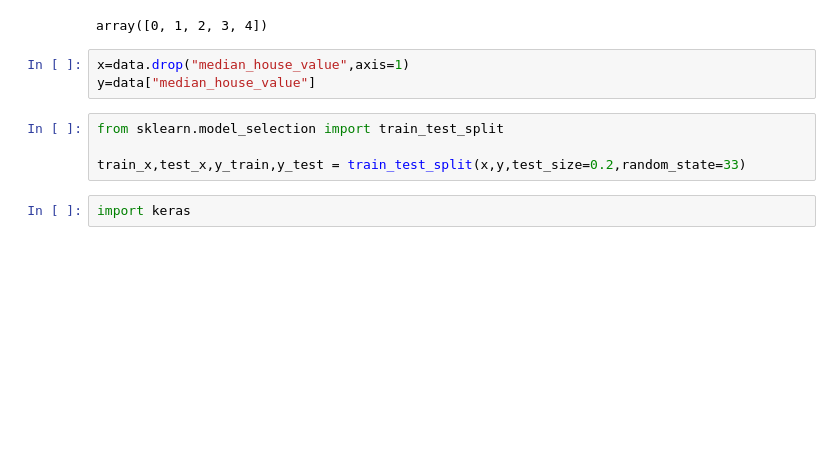
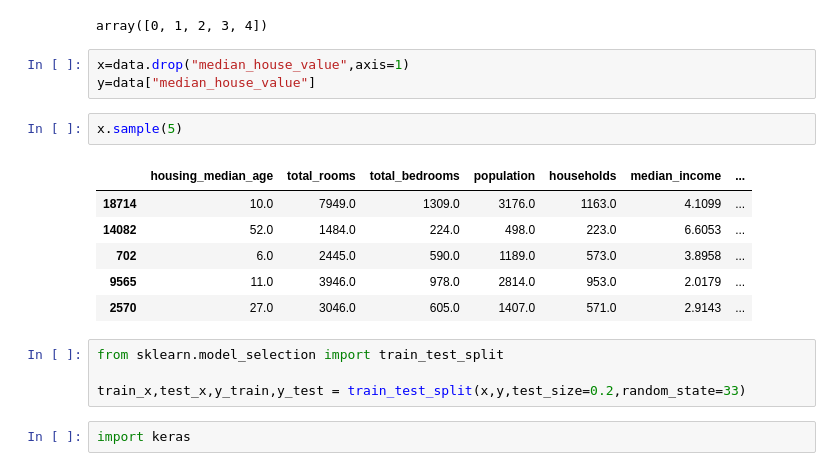
Before and after one commit to SalemElbermawy/full_deep, a Jupyter notebook: models.ipynb, the cells around one changed output. Saved outputs shown, nothing was run; the diff lists cells and outputs as text; blank space fills up the shorter version.

```diff
--- a/models.ipynb
+++ b/models.ipynb
@@ -420,6 +429,15 @@ array([0, 1, 2, 3, 4])
 # %%
 x=data.drop("median_house_value",axis=1)
 y=data["median_house_value"]
+# %%
+x.sample(5)
+# %% [output]
+|  | housing_median_age | total_rooms | total_bedrooms | population | households | median_income | ... |
+| 18714 | 10.0 | 7949.0 | 1309.0 | 3176.0 | 1163.0 | 4.1099 | ... |
+| 14082 | 52.0 | 1484.0 | 224.0 | 498.0 | 223.0 | 6.6053 | ... |
+| 702 | 6.0 | 2445.0 | 590.0 | 1189.0 | 573.0 | 3.8958 | ... |
+| 9565 | 11.0 | 3946.0 | 978.0 | 2814.0 | 953.0 | 2.0179 | ... |
+| 2570 | 27.0 | 3046.0 | 605.0 | 1407.0 | 571.0 | 2.9143 | ... |
 # %%
 from sklearn.model_selection import train_test_split
 
```
Also changed, not shown: parts of 7 cells of this notebook, 8 other files.
